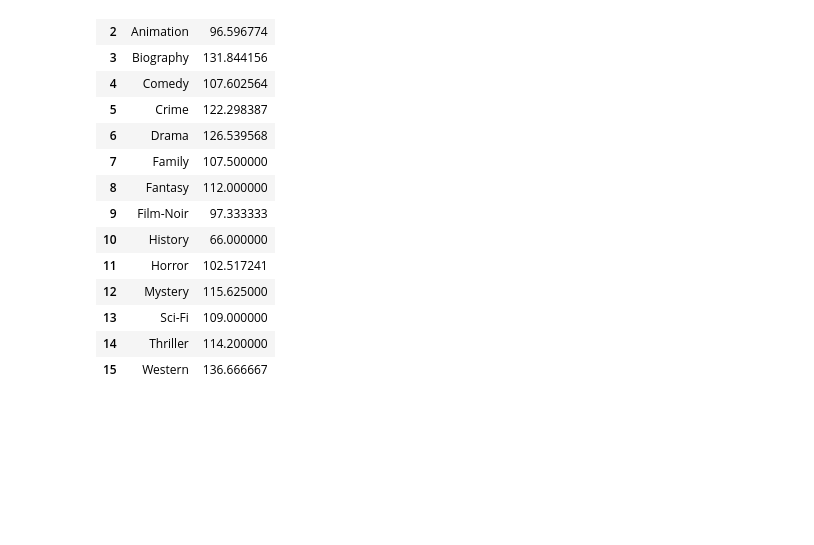
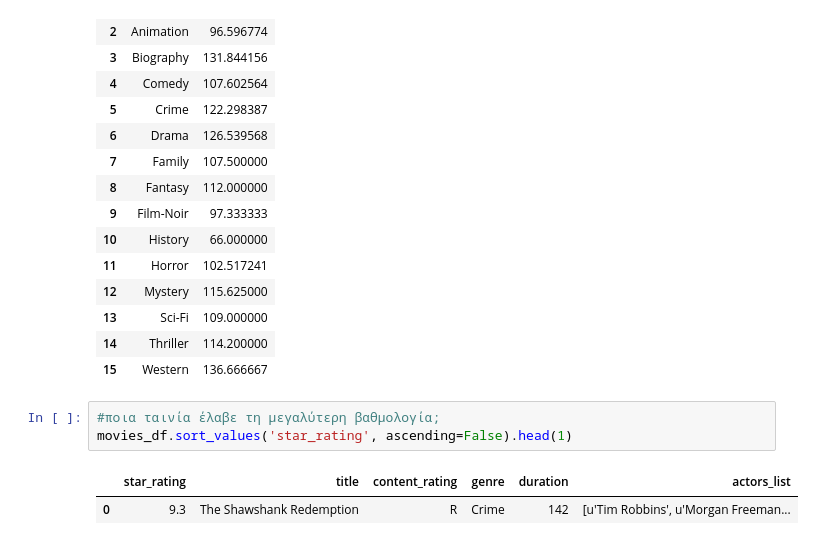
Before and after one commit to athiniotim/athiniotim, a Jupyter notebook: Michaela_Athinioti_exercise_6.ipynb, the cells around one changed output. Cells and saved outputs as stored; diff of their text form; blank space fills up the shorter version.

```diff
--- a/Michaela_Athinioti_exercise_6.ipynb
+++ b/Michaela_Athinioti_exercise_6.ipynb
@@ -546,3 +546,9 @@ movies_df.groupby('genre', as_index=False)['duration'].mean()
 | 13 | Sci-Fi | 109.000000 |
 | 14 | Thriller | 114.200000 |
 | 15 | Western | 136.666667 |
+# %%
+#ποια ταινία έλαβε τη μεγαλύτερη βαθμολογία;
+movies_df.sort_values('star_rating', ascending=False).head(1)
+# %% [output]
+|  | star_rating | title | content_rating | genre | duration | actors_list |
+| 0 | 9.3 | The Shawshank Redemption | R | Crime | 142 | [u'Tim Robbins', u'Morgan Freeman... |
```
Also changed, not shown: parts of 1 cell of this notebook.
